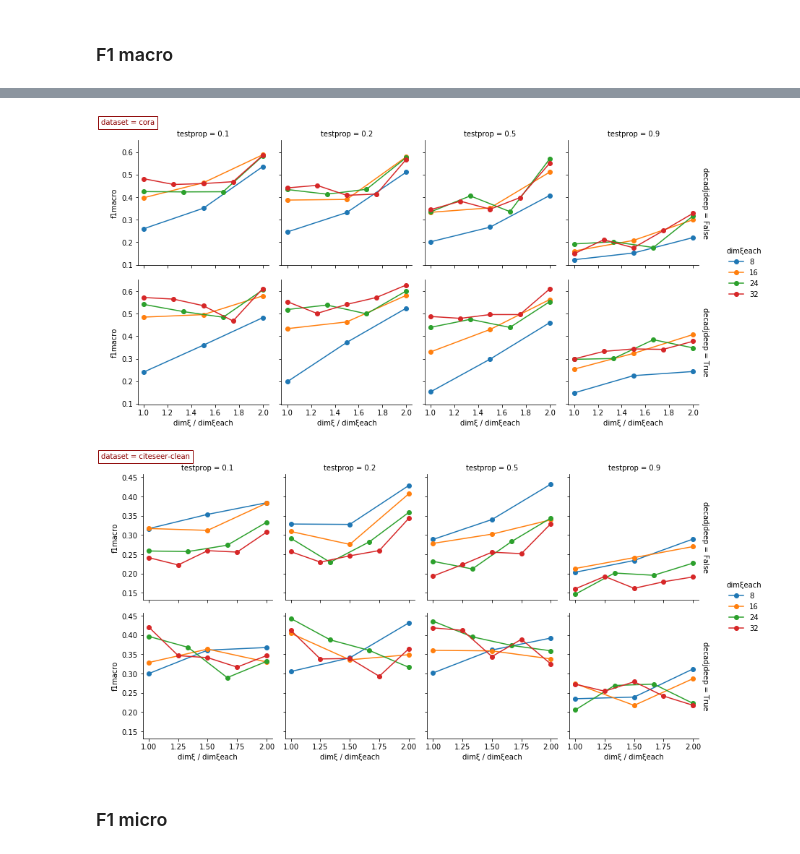
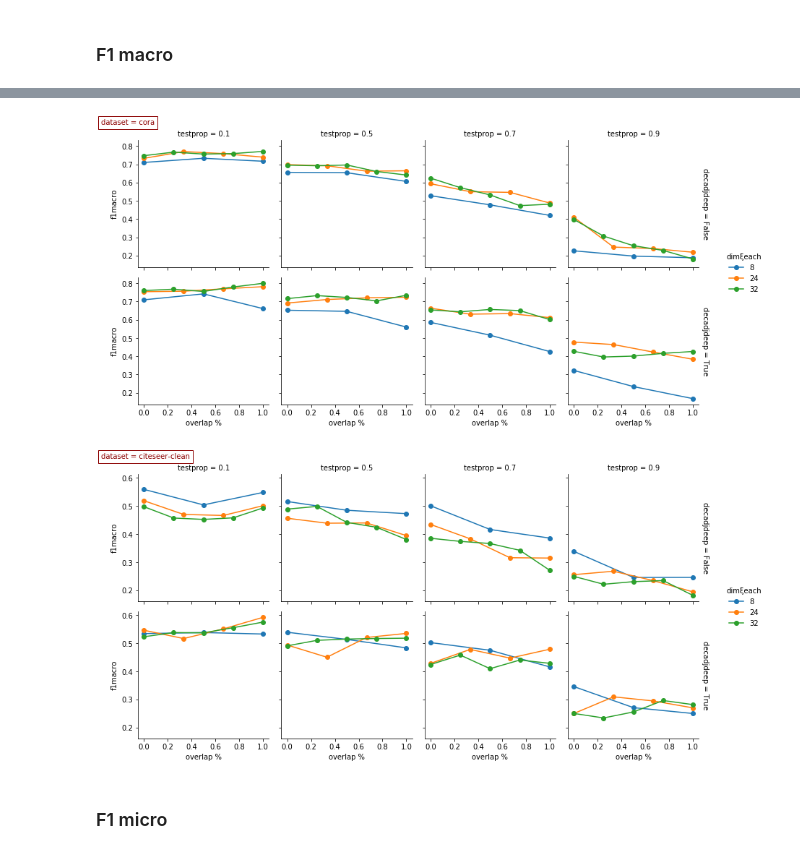
Before and after one commit to ixxi-dante/an2vec, a Jupyter notebook: julia/nc-lp-several_testprops-several_dimxieach.ipynb, the cells around one changed output, grey strips where cells are left out. Cells and saved outputs as stored; diff of their text form; code cells hidden in the pictures.

Commit message:
fix/graphsage: typo and cleanup

```diff
--- a/julia/nc-lp-several_testprops-several_dimxieach.ipynb
+++ b/julia/nc-lp-several_testprops-several_dimxieach.ipynb
@@ -75,9 +75,9 @@ metric = 'auc'
 datasets = ['cora', 'citeseer-clean']#, 'pubmed']
 for dataset in datasets:
     g = sb.FacetGrid(data=averages[(averages.testtype == testtype) & (averages.dataset == dataset)],
-                     col='testprop', col_order=[0.1, 0.2, 0.5, 0.9], hue='dimξeach', row='decadjdeep',
+                     col='testprop', col_order=[0.1, 0.5, 0.7, 0.9], hue='dimξeach', row='decadjdeep',
                      sharey=True, margin_titles=True)
-    g.map(plt.plot, 'dimξ / dimξeach', metric, marker='o')
+    g.map(plt.plot, 'overlap %', metric, marker='o')
     g.add_legend()
     g.fig.text(0, 1, 'dataset = {}'.format(dataset),
                color='darkred', ha='left', va='center',
@@ -96,7 +96,7 @@ metric = 'ap'
 dimξeach = 16
 
 g = sb.FacetGrid(data=averages[(averages.testtype == testtype) & (averages.dimξeach == dimξeach)],
-                 col='dataset', hue='dimξ', row='decadjdeep',
+                 col='dataset', col_order=['cora', 'citeseer-clean', 'pubmed'], hue='dimξ', row='decadjdeep',
                  sharey=True, margin_titles=True)
 g.map(plt.plot, 'testprop', metric)
 g.add_legend()
@@ -115,9 +116,9 @@ metric = 'ap'
 datasets = ['cora', 'citeseer-clean']#, 'pubmed']
 for dataset in datasets:
     g = sb.FacetGrid(data=averages[(averages.testtype == testtype) & (averages.dataset == dataset)],
-                     col='testprop', col_order=[0.1, 0.2, 0.5, 0.9], hue='dimξeach', row='decadjdeep',
+                     col='testprop', col_order=[0.1, 0.5, 0.7, 0.9], hue='dimξeach', row='decadjdeep',
                      sharey=True, margin_titles=True)
-    g.map(plt.plot, 'dimξ / dimξeach', metric, marker='o')
+    g.map(plt.plot, 'overlap %', metric, marker='o')
     g.add_legend()
     g.fig.text(0, 1, 'dataset = {}'.format(dataset),
                color='darkred', ha='left', va='center',
@@ -138,7 +139,7 @@ metric = 'f1macro'
 dimξeach = 16
 
 g = sb.FacetGrid(data=averages[(averages.testtype == testtype) & (averages.dimξeach == dimξeach)],
-                 col='dataset', hue='dimξ', row='decadjdeep',
+                 col='dataset', col_order=['cora', 'citeseer-clean', 'pubmed'], hue='dimξ', row='decadjdeep',
                  sharey=True, margin_titles=True)
 g = g.map(plt.plot, 'testprop', metric)
 g.add_legend()
@@ -153,23 +155,23 @@ g.fig.savefig('../data/ans-mlg/{testtype}-dataset=all-dimxieach={dimxieach}-metr
 # %%
 testtype = 'nodes'
 metric = 'f1macro'
 
 datasets = ['cora', 'citeseer-clean']#, 'pubmed']
 for dataset in datasets:
     g = sb.FacetGrid(data=averages[(averages.testtype == testtype) & (averages.dataset == dataset)],
-                     col='testprop', col_order=[0.1, 0.2, 0.5, 0.9], hue='dimξeach', row='decadjdeep',
+                     col='testprop', col_order=[0.1, 0.5, 0.7, 0.9], hue='dimξeach', row='decadjdeep',
                      sharey=True, margin_titles=True)
-    g.map(plt.plot, 'dimξ / dimξeach', metric, marker='o')
+    g.map(plt.plot, 'overlap %', metric, marker='o')
     g.add_legend()
     g.fig.text(0, 1, 'dataset = {}'.format(dataset),
                color='darkred', ha='left', va='center',
                bbox={'edgecolor': 'darkred', 'facecolor': "#00000000"})
     g.fig.savefig('../data/ans-mlg/{testtype}-dataset={dataset}-dimxieach=all-metric={metric}.pdf'
                   .format(testtype=testtype, dataset=dataset, metric=metric),
                   bbox_inches='tight')
 # %% [output]
-[figure, old version]
+[figure, new version]
-[figure, old version]
+[figure, new version]
 # %% [markdown]
 ### F1 micro
 # %%
```
Also changed, not shown: parts of 15 cells of this notebook, 11 other files.
